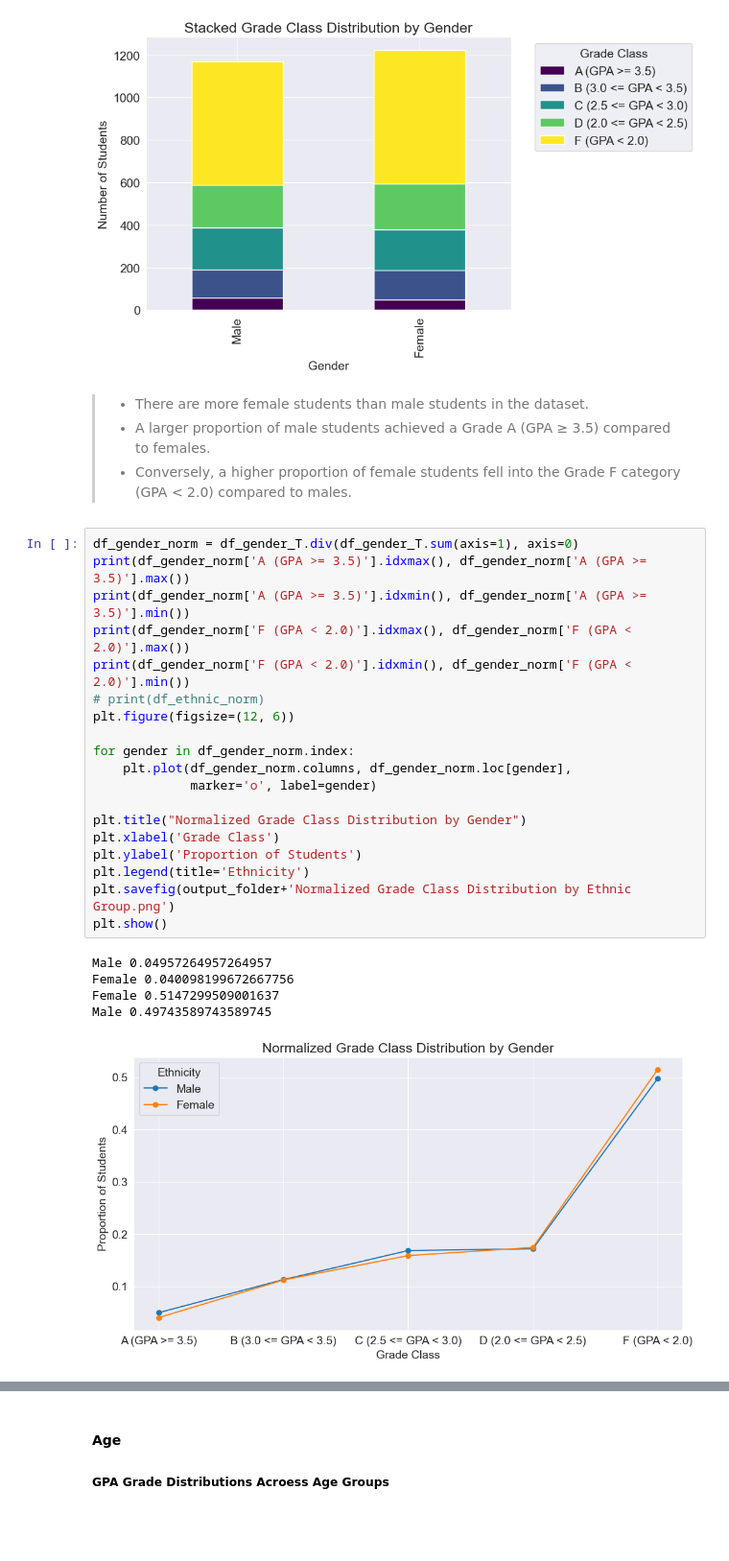
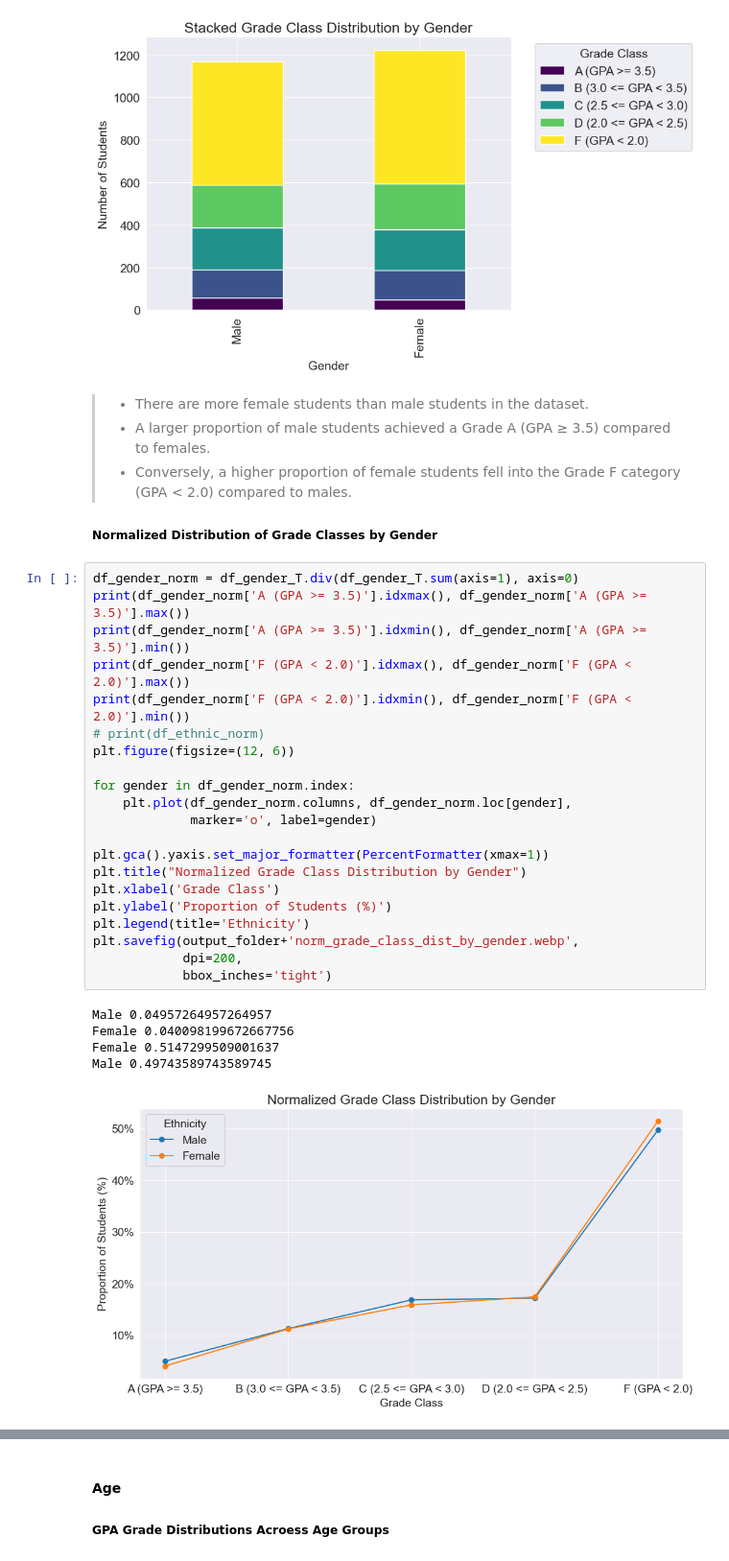
Before and after one commit to T-Naing/Jupyter, a Jupyter notebook: EDA_student_performance/EDA_student_performance.ipynb, the cells around one changed output, grey strips where cells are left out. Shown at 96% size. Cells and saved outputs as stored; diff of their text form; blank space fills up the shorter version.

```diff
--- a/EDA_student_performance/EDA_student_performance.ipynb
+++ b/EDA_student_performance/EDA_student_performance.ipynb
@@ -512,30 +540,34 @@ plt.show()
 >- There are more female students than male students in the dataset.
 >- A larger proportion of male students achieved a Grade A (GPA ≥ 3.5) compared to females.
 >- Conversely, a higher proportion of female students fell into the Grade F category (GPA < 2.0) compared to males.
+
+##### Normalized Distribution of Grade Classes by Gender
 # %%
 df_gender_norm = df_gender_T.div(df_gender_T.sum(axis=1), axis=0)
 print(df_gender_norm['A (GPA >= 3.5)'].idxmax(), df_gender_norm['A (GPA >= 3.5)'].max())
 print(df_gender_norm['A (GPA >= 3.5)'].idxmin(), df_gender_norm['A (GPA >= 3.5)'].min())
 print(df_gender_norm['F (GPA < 2.0)'].idxmax(), df_gender_norm['F (GPA < 2.0)'].max())
 print(df_gender_norm['F (GPA < 2.0)'].idxmin(), df_gender_norm['F (GPA < 2.0)'].min())
 # print(df_ethnic_norm)
 plt.figure(figsize=(12, 6))
 
 for gender in df_gender_norm.index:
     plt.plot(df_gender_norm.columns, df_gender_norm.loc[gender],
              marker='o', label=gender)
 
+plt.gca().yaxis.set_major_formatter(PercentFormatter(xmax=1))
 plt.title("Normalized Grade Class Distribution by Gender")
 plt.xlabel('Grade Class')
-plt.ylabel('Proportion of Students')
+plt.ylabel('Proportion of Students (%)')
 plt.legend(title='Ethnicity')
-plt.savefig(output_folder+'Normalized Grade Class Distribution by Ethnic Group.png')
-plt.show()
+plt.savefig(output_folder+'norm_grade_class_dist_by_gender.webp',
+            dpi=200,
+            bbox_inches='tight')
 # %% [output]
 Male 0.04957264957264957
 Female 0.040098199672667756
 Female 0.5147299509001637
 Male 0.49743589743589745
-[figure, old version]
+[figure, new version]
 # %% [markdown]
 >- Approximately 5% of male students achieved an A grade (GPA ≥ 3.5), compared to 4% of female students.
```
Also changed, not shown: parts of 37 cells of this notebook, 30 other files.
